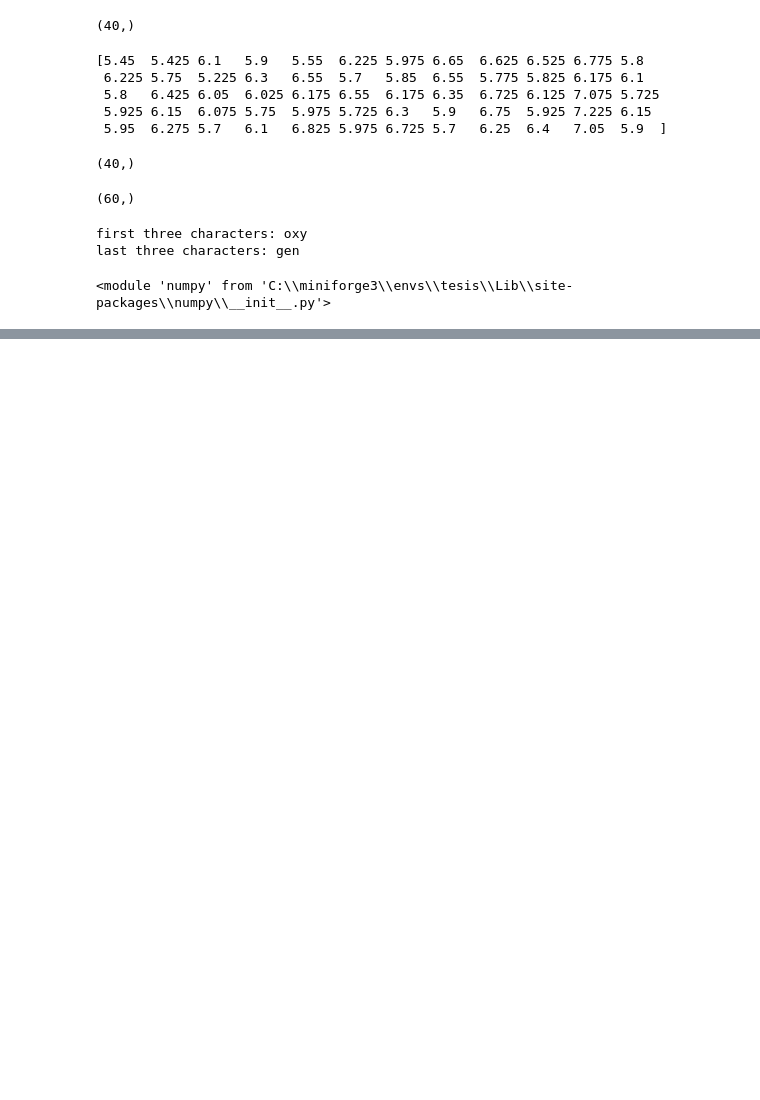
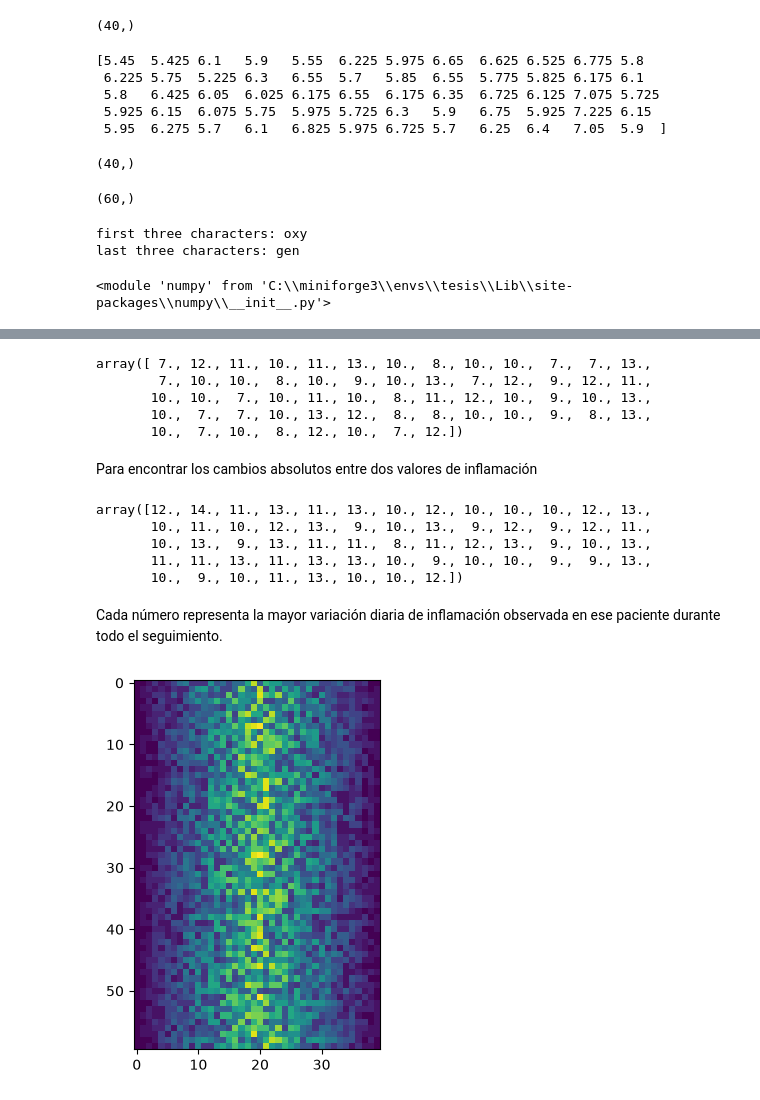
Before and after one commit to miguelsaezpaguay/python-practice, a Jupyter notebook: 01-fundamentos.ipynb, the cells around one changed output, grey strips where cells are left out. Drawn from its saved outputs; the diff is of its cells as text; code cells hidden in the pictures; blank space fills up the shorter version.

```diff
--- a/01-fundamentos.ipynb
+++ b/01-fundamentos.ipynb
@@ -289,0 +385,20 @@ numpy
+# %%
+numpy.max(numpy.diff(data, axis=1), axis=1)
+# %% [output]
+array([ 7., 12., 11., 10., 11., 13., 10.,  8., 10., 10.,  7.,  7., 13.,
+        7., 10., 10.,  8., 10.,  9., 10., 13.,  7., 12.,  9., 12., 11.,
+       10., 10.,  7., 10., 11., 10.,  8., 11., 12., 10.,  9., 10., 13.,
+       10.,  7.,  7., 10., 13., 12.,  8.,  8., 10., 10.,  9.,  8., 13.,
+       10.,  7., 10.,  8., 12., 10.,  7., 12.])
+# %% [markdown]
+Para encontrar los cambios absolutos entre dos valores de inflamación
+# %%
+numpy.max(numpy.absolute(numpy.diff(data, axis=1)), axis = 1)
+# %% [output]
+array([12., 14., 11., 13., 11., 13., 10., 12., 10., 10., 10., 12., 13.,
+       10., 11., 10., 12., 13.,  9., 10., 13.,  9., 12.,  9., 12., 11.,
+       10., 13.,  9., 13., 11., 11.,  8., 11., 12., 13.,  9., 10., 13.,
+       11., 11., 13., 11., 13., 13., 10.,  9., 10., 10.,  9.,  9., 13.,
+       10.,  9., 10., 11., 13., 10., 10., 12.])
+# %% [markdown]
+Cada número representa la mayor variación diaria de inflamación observada en ese paciente durante todo el seguimiento.
@@ -289,0 +407,4 @@ numpy
+# %%
+image = matplotlib.pyplot.imshow(data)
+# %% [output]
+[figure, added]
```
Also changed, not shown: parts of 70 cells of this notebook, 3 other files.
